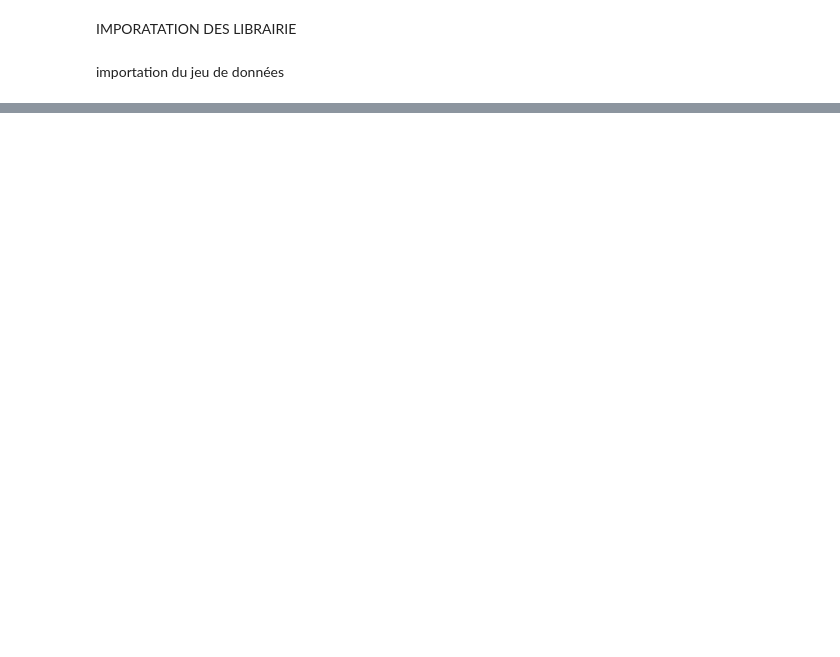
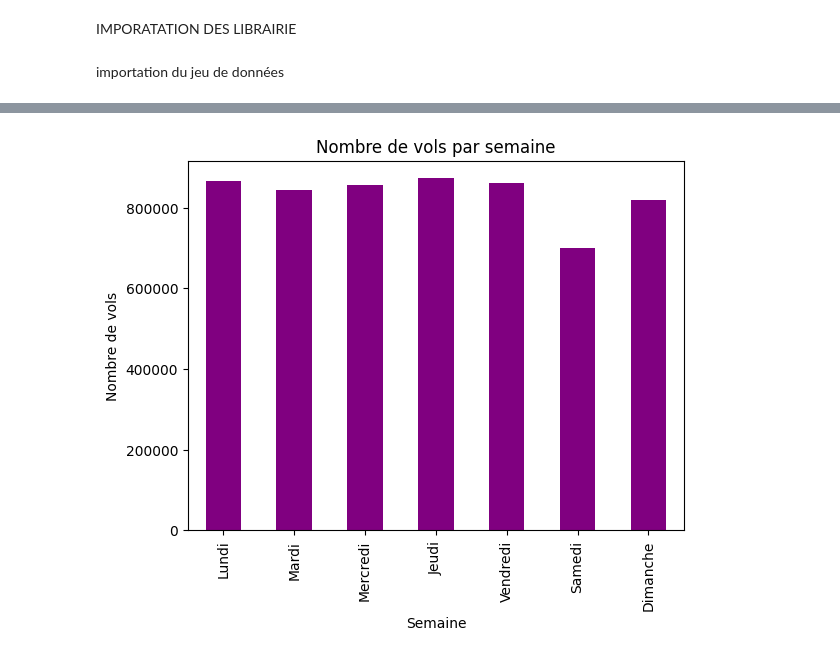
Before and after one commit to Mleandra/TP-5IAE, a Jupyter notebook: NoteBook/5iAE RANDOM generation of data.ipynb, the cells around one changed output, grey strips where cells are left out. Cells and saved outputs as stored; diff of their text form; code cells hidden in the pictures; blank space fills up the shorter version.

```diff
--- a/NoteBook/5iAE RANDOM generation of data.ipynb
+++ b/NoteBook/5iAE RANDOM generation of data.ipynb
@@ -34,0 +143,23 @@ data_info(df)
+# %%
+
+week_dict = {
+    1: 'Lundi',
+    2: 'Mardi',
+    3: 'Mercredi',
+    4: 'Jeudi',
+    5: 'Vendredi',
+    6: 'Samedi',
+    7: 'Dimanche'
+
+
+}
+
+weekly_flights = df.groupby('DAY_OF_WEEK').size()
+weekly_flights.index = weekly_flights.index.map(week_dict)
+weekly_flights.plot(kind='bar', color='purple')
+plt.title('Nombre de vols par semaine')
+plt.xlabel('Semaine')
+plt.ylabel('Nombre de vols')
+plt.show()
+# %% [output]
+[figure, added]
```
Also changed, not shown: parts of 29 cells of this notebook, 4 other files.
